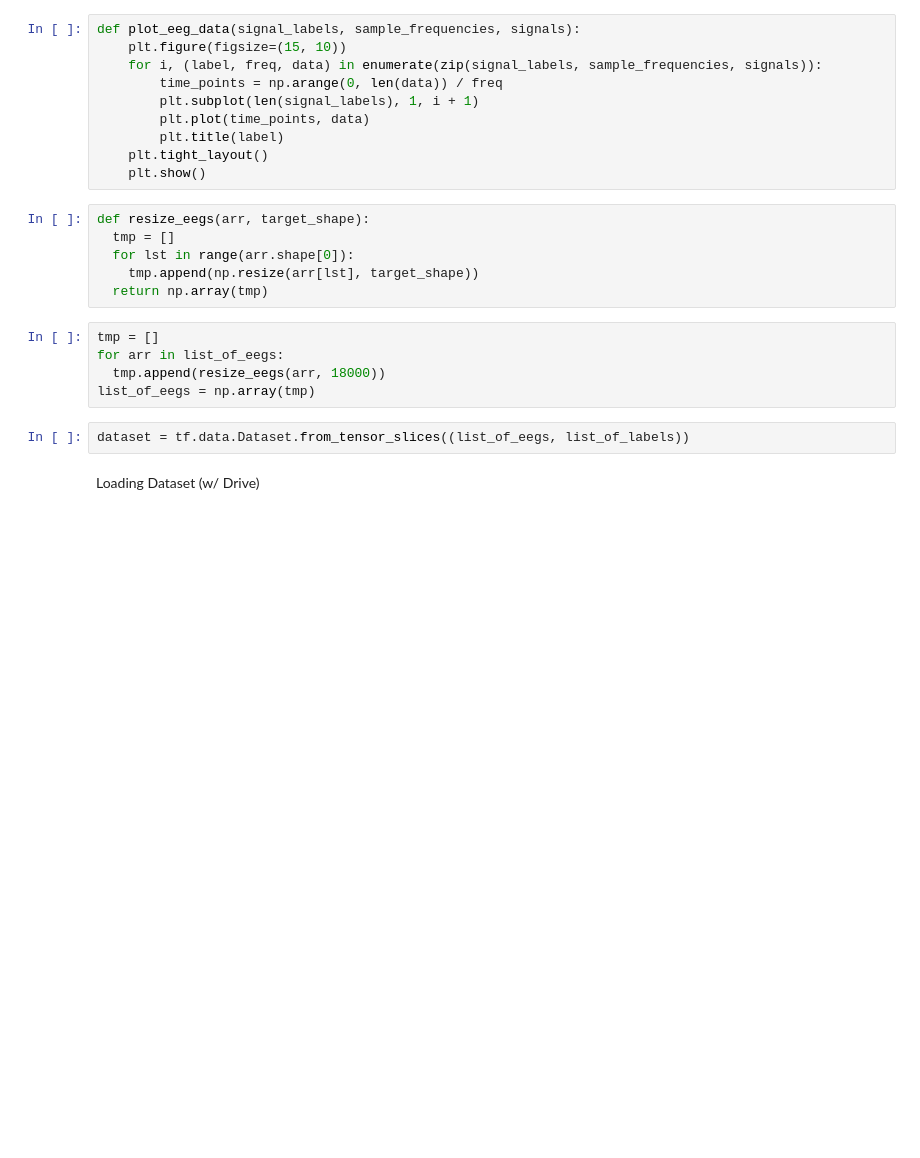
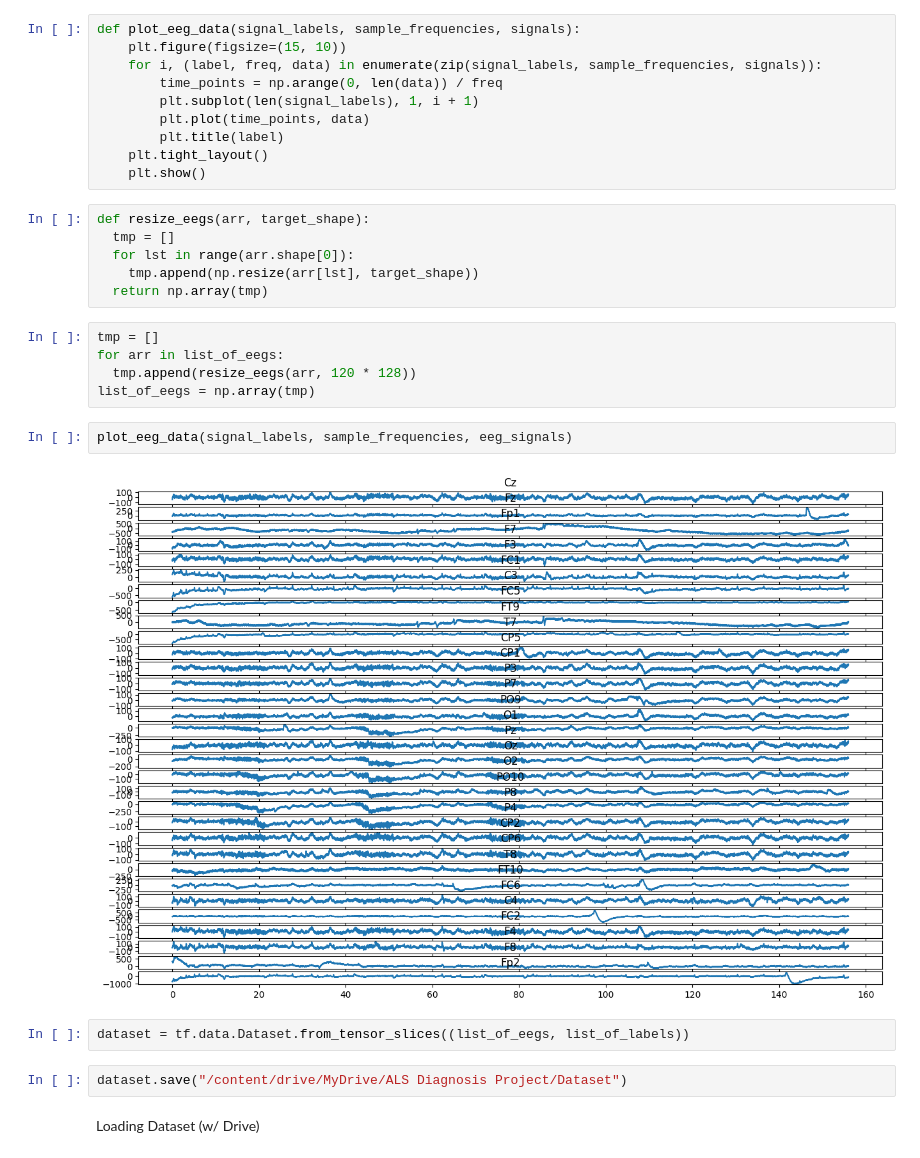
Before and after one commit to sjain2025/EEG-ALS-Diagnosis, a Jupyter notebook: ALS_Diagnosis.ipynb, the cells around one changed output. Cells and saved outputs as stored; diff of their text form; blank space fills up the shorter version.

```diff
--- a/ALS_Diagnosis.ipynb
+++ b/ALS_Diagnosis.ipynb
@@ -81,10 +103,16 @@ def resize_eegs(arr, target_shape):
 # %%
 tmp = []
 for arr in list_of_eegs:
-  tmp.append(resize_eegs(arr, 18000))
+  tmp.append(resize_eegs(arr, 120 * 128))
 list_of_eegs = np.array(tmp)
+# %%
+plot_eeg_data(signal_labels, sample_frequencies, eeg_signals)
+# %% [output]
+[figure, added]
 # %%
 dataset = tf.data.Dataset.from_tensor_slices((list_of_eegs, list_of_labels))
+# %%
+dataset.save("/content/drive/MyDrive/ALS Diagnosis Project/Dataset")
 # %% [markdown]
 Loading Dataset (w/ Drive)
 # %%
```
Also changed, not shown: parts of 8 cells of this notebook.
